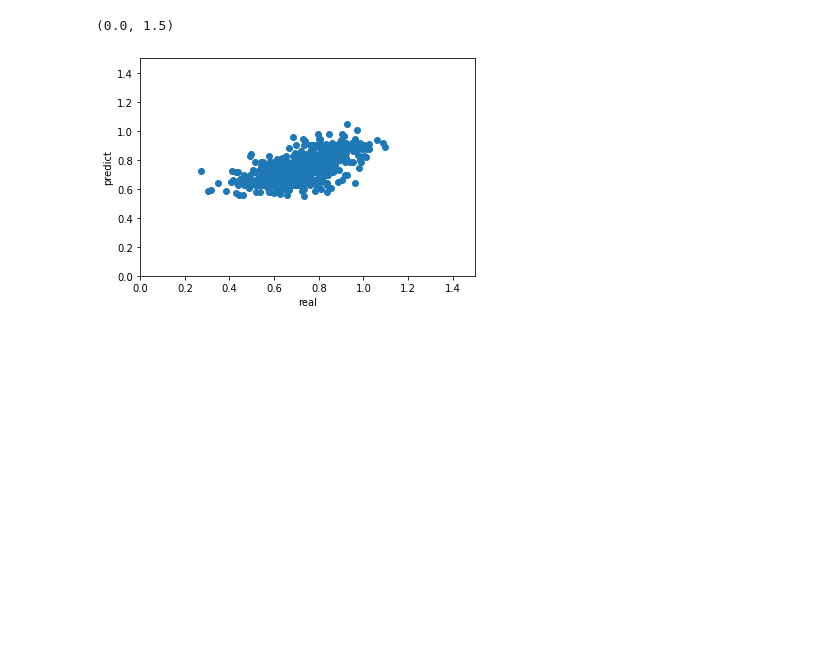
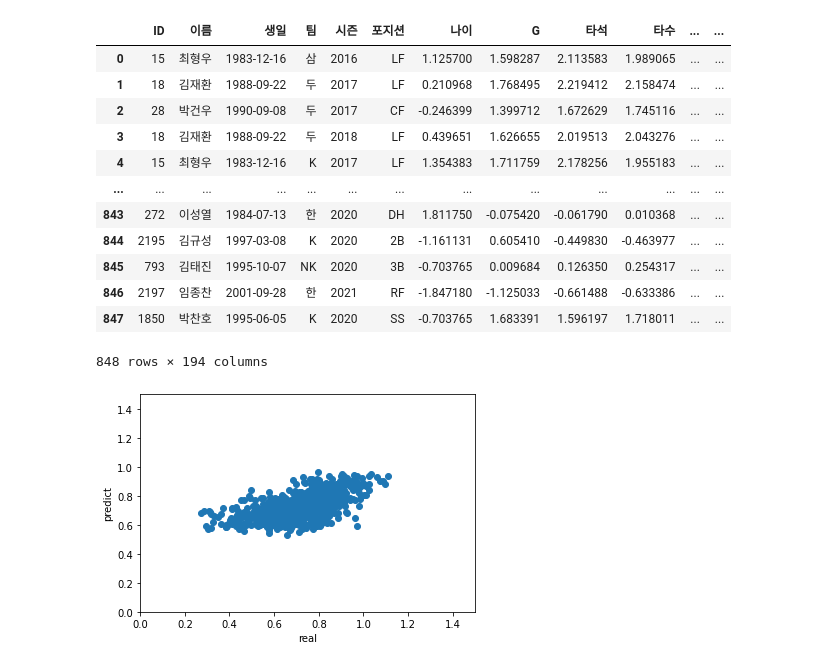
Before and after one commit to gmb408/OSSP-KBO-prediction, a Jupyter notebook: Model_Building.ipynb, the cells around one changed output. Drawn from its saved outputs; the diff is of its cells as text; code cells hidden in the pictures; blank space fills up the shorter version.

```diff
--- a/Model_Building.ipynb
+++ b/Model_Building.ipynb
@@ -68,3 +88,29 @@ model_dict = {'xgb':XGBRegressor(objective ='reg:squarederror',n_estimators=110,
               'ridge':Ridge(),
               'gbm' : GradientBoostingRegressor(random_state=23)
               }
+# %%
+from sklearn.model_selection import GridSearchCV
+model = model_dict['xgb']
+model2 = model_dict['rf']
+model3 = model_dict['gbm']
+model4 = model_dict['ridge']
+
+test_error = []
+r2 = []
+
+#학습용 데이터 ~2016 테스트데이터 2016~2021
+train = df[df['시즌'] < 2018].reset_index(drop=True)
+test = df[(2017 < df['시즌']) & (df['시즌'] < 2022) ].reset_index(drop=True)
+y_train = train[y_cols]
+y_test = test[y_cols]
+
+
+params = { 'n_estimators' : [10, 100],  'max_depth' : [6, 8, 10, 12], 'min_samples_leaf' : [8, 12, 18],  'min_samples_split' : [8, 16, 20] }
+
+# RandomForestClassifier 객체 생성 후 GridSearchCV 수행
+rf_clf = RandomForestRegressor(random_state = 0, n_jobs = -1)
+grid_cv = GridSearchCV(rf_clf, param_grid = params, cv = 3, n_jobs = -1)
+grid_cv.fit(train[X_cols], y_train)
+
+print('최적 하이퍼 파라미터: ', grid_cv.best_params_)
+print('최고 예측 정확도: {:.4f}'.format(grid_cv.best_score_))
@@ -71,7 +119,7 @@ model_dict = {'xgb':XGBRegressor(objective ='reg:squarederror',n_estimators=110,
 # %%
 def get_stacking_base_datasets(model, train,test, n_folds ):
     # 지정된 n_folds값으로 KFold 생성.
-    kf = KFold(n_splits=n_folds, shuffle=False)
+    kf = KFold(n_splits=n_folds, shuffle=True)
 
     #추후에 메타 모델이 사용할 학습 데이터 반환을 위한 넘파이 배열 초기화
     train_fold_pred = np.zeros((train.shape[0] ,1 ))
@@ -91,35 +139,33 @@ def get_stacking_base_datasets(model, train,test, n_folds ):
         model.fit(X_tr , y_tr)
         #폴드 세트 내부에서 다시 만들어진 검증 데이터로 기반 모델 예측 후 데이터 저장.
         train_fold_pred[valid_index, :] = model.predict(X_vl).reshape(-1,1)
-        #입력된 원본 테스트 데이터를 폴드 세트내 학습된 기반 모델에서 예측 후 데이터 저장.
+        #원본 테스트 데이터를 폴드 세트내 학습된 기반 모델에서 예측 후 데이터 저장.
         test_pred[:, folder_counter] = model.predict(test[X_cols])
     # 폴드 세트 내에서 원본 테스트 데이터를 예측한 데이터를 평균하여 테스트 데이터로 생성
     test_pred_mean = np.mean(test_pred, axis=1).reshape(-1,1)
-
     #train_fold_pred는 최종 메타 모델이 사용하는 학습 데이터, test_pred_mean은 테스트 데이터
     return train_fold_pred , test_pred_mean
 # %%
 model = model_dict['xgb']
-model2 = model_dict['lgbm']
+model2 = model_dict['rf']
 model3 = model_dict['gbm']
-model4 = model_dict['xgb']
+model4 = model_dict['ridge']
 
 test_error = []
 r2 = []
 
 #학습용 데이터 ~2016 테스트데이터 2016~2021
 train = df[df['시즌'] < 2016].reset_index(drop=True)
-test = df[(df['시즌'] > 2016) & (2022 > df['시즌'])].reset_index(drop=True)
-
+test = df[(2015 < df['시즌']) & (df['시즌'] < 2022) ].reset_index(drop=True)
 y_train = train[y_cols]
 y_test = test[y_cols]
 
 # 개별 기반 모델에서 최종 메타 모델이 사용할 학습 및 테스트용 데이터를 생성하기 위한 함수.
 
 # CV스태킹 알고리즘 각 모델에 적용
-xgb_train, xgb_test = get_stacking_base_datasets(model,train,test, 7)
-lgbm_train, lgbm_test = get_stacking_base_datasets(model2, train,test, 7)
-gbm_train, gbm_test = get_stacking_base_datasets(model3,train,test,  7)
+xgb_train, xgb_test = get_stacking_base_datasets(model,train,test, 5)
+lgbm_train, lgbm_test = get_stacking_base_datasets(model2, train,test, 5)
+gbm_train, gbm_test = get_stacking_base_datasets(model3,train,test,  5)
 
 # CV스태킹 알고리즘 결과로 메타 모델 학습/시험에 필요한 result_a result_b 만들기
 Stack_final_X_train = np.concatenate((xgb_train, lgbm_train, gbm_train), axis=1)
@@ -170,13 +210,26 @@ r2 :  0.3311826930226319
 # %%
 # 예측값과 실제값의 시각화
 plt.scatter(y_test, stack_final)
 plt.xlabel("real")
 plt.ylabel("predict")
 plt.xlim(0,1.5)
 plt.ylim(0,1.5)
+test
 # %% [output]
+|  | ID | 이름 | 생일 | 팀 | 시즌 | 포지션 | 나이 | G | 타석 | 타수 | ... | ... |
+| 0 | 15 | 최형우 | 1983-12-16 | 삼 | 2016 | LF | 1.125700 | 1.598287 | 2.113583 | 1.989065 | ... | ... |
+| 1 | 18 | 김재환 | 1988-09-22 | 두 | 2017 | LF | 0.210968 | 1.768495 | 2.219412 | 2.158474 | ... | ... |
+| 2 | 28 | 박건우 | 1990-09-08 | 두 | 2017 | CF | -0.246399 | 1.399712 | 1.672629 | 1.745116 | ... | ... |
+| 3 | 18 | 김재환 | 1988-09-22 | 두 | 2018 | LF | 0.439651 | 1.626655 | 2.019513 | 2.043276 | ... | ... |
+| 4 | 15 | 최형우 | 1983-12-16 | K | 2017 | LF | 1.354383 | 1.711759 | 2.178256 | 1.955183 | ... | ... |
+| ... | ... | ... | ... | ... | ... | ... | ... | ... | ... | ... | ... | ... |
+| 843 | 272 | 이성열 | 1984-07-13 | 한 | 2020 | DH | 1.811750 | -0.075420 | -0.061790 | 0.010368 | ... | ... |
+| 844 | 2195 | 김규성 | 1997-03-08 | K | 2020 | 2B | -1.161131 | 0.605410 | -0.449830 | -0.463977 | ... | ... |
+| 845 | 793 | 김태진 | 1995-10-07 | NK | 2020 | 3B | -0.703765 | 0.009684 | 0.126350 | 0.254317 | ... | ... |
+| 846 | 2197 | 임종찬 | 2001-09-28 | 한 | 2021 | RF | -1.847180 | -1.125033 | -0.661488 | -0.633386 | ... | ... |
+| 847 | 1850 | 박찬호 | 1995-06-05 | K | 2020 | SS | -0.703765 | 1.683391 | 1.596197 | 1.718011 | ... | ... |
-(0.0, 1.5)
+848 rows × 194 columns
-[figure, old version]
+[figure, new version]
 # %%
 result = pd.read_csv("/content/statiz_Final.csv", index_col=0)
 sample = test
```
Also changed, not shown: parts of 11 cells of this notebook.
